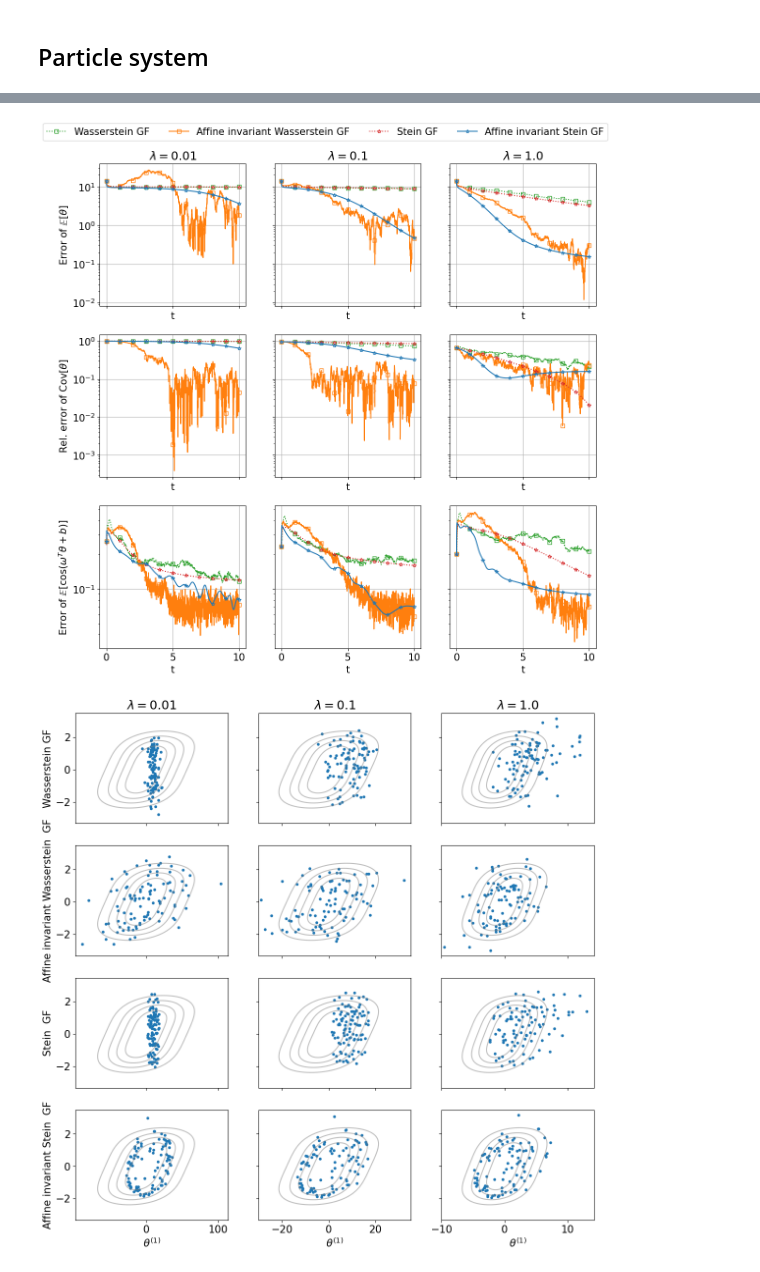
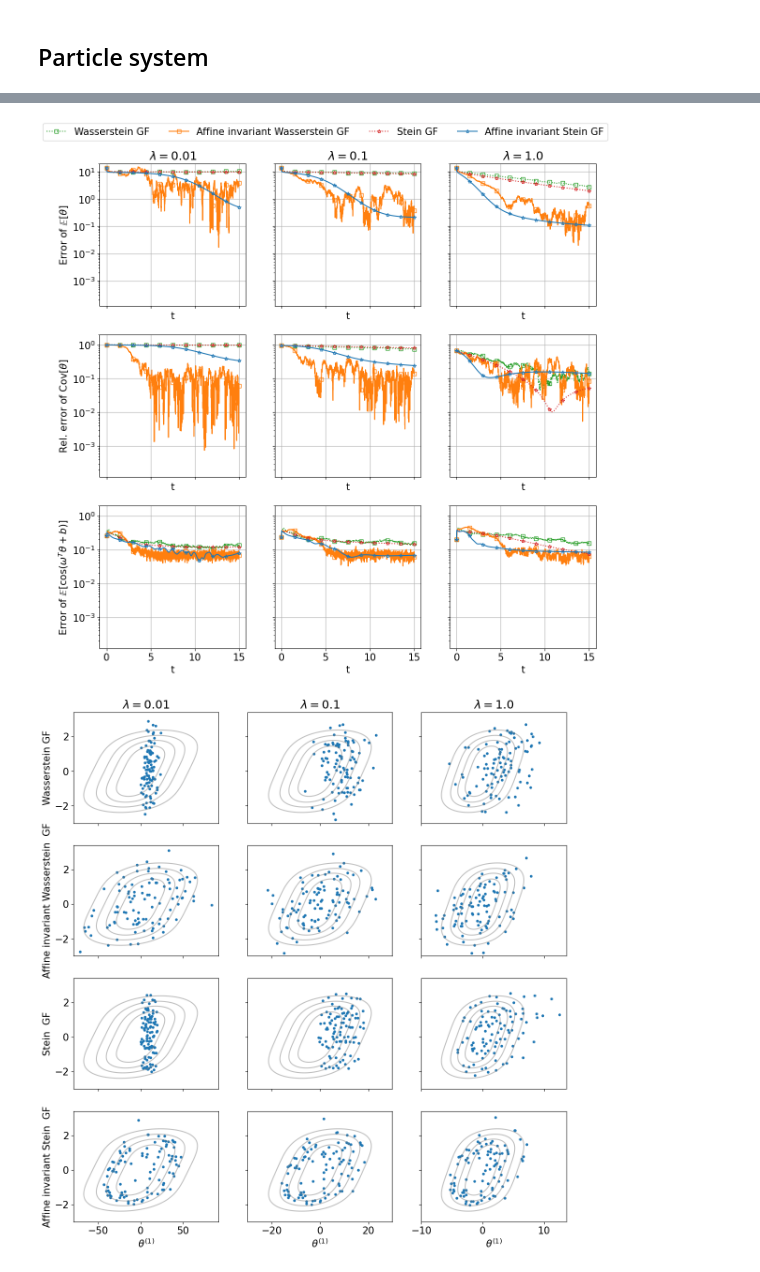
Before and after one commit to Zhengyu-Huang/InverseProblems.jl, a Jupyter notebook: Gradient-Flow/Logconcave-density.ipynb, the cells around one changed output, grey strips where cells are left out. Drawn from its saved outputs; the diff is of its cells as text; code cells hidden in the pictures.

```diff
--- a/Gradient-Flow/Logconcave-density.ipynb
+++ b/Gradient-Flow/Logconcave-density.ipynb
@@ -360,7 +348,7 @@ N_ens = 100
 θ0 = Array(rand(MvNormal(m_0, C_0), N_ens)')
 
 Δt = 0.005
-N_t = 2000
+N_t = 3000
 ts = LinRange(0, Δt*N_t, N_t+1)
 xx = LinRange(-100, 100, 4000)
 yy = LinRange(-10,  10,  400)
@@ -452,6 +440,9 @@ for test_id = 1:length(ϵs)
                 ax_cont[4, test_id].scatter(ips_obj.θ[end][:, 1], ips_obj.θ[end][:, 2], s = 10)
             end
 
+
+
+
         end
     end
 
@@ -460,6 +451,10 @@ for test_id = 1:length(ϵs)
     ax[1, test_id].set_xlabel("t")
     ax[2, test_id].set_xlabel("t")
     ax[3, test_id].set_xlabel("t")
+
+    ax[1, test_id].set_ylim([1.2e-4,2.0e1])
+    ax[2, test_id].set_ylim([1.2e-4,2.0e0])
+    ax[3, test_id].set_ylim([1.2e-4,2.0e0])
 
 
     ax[1, test_id].grid("on")
@@ -487,12 +482,11 @@ fig.savefig("Logconcave_gd_particle_converge.pdf")
 
 
 
-
 ax_cont[1, 1].set_ylabel("Wasserstein GF")
 ax_cont[2, 1].set_ylabel("Affine invariant Wasserstein  GF")
 ax_cont[3, 1].set_ylabel("Stein  GF")
 ax_cont[4, 1].set_ylabel("Affine invariant Stein  GF")
-fig_cont.subplots_adjust(bottom=0.05,top=0.91,left=0.1,right=0.98,hspace=0.2)
+fig_cont.subplots_adjust(bottom=0.05,top=0.96,left=0.1,right=0.98,hspace=0.2)
 fig_cont.savefig("Logconcave_gd_particle_contour.pdf")
 # %% [output]
 [ Info: ("Wasserstein", " preconditioner ", false)
@@ -515,2 +509,2 @@ fig_cont.savefig("Logconcave_gd_particle_contour.pdf")
-[figure, old version]
+[figure, new version]
-[figure, old version]
+[figure, new version]
```
Also changed, not shown: parts of 4 cells of this notebook, 3 other files.
